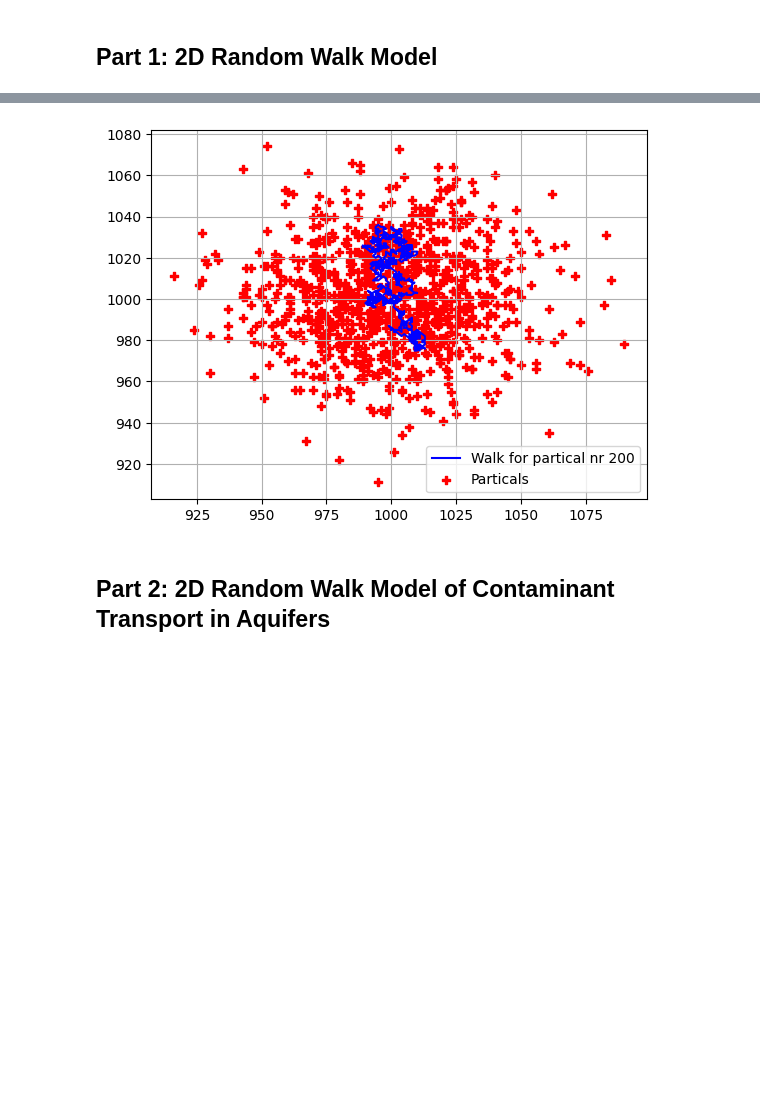
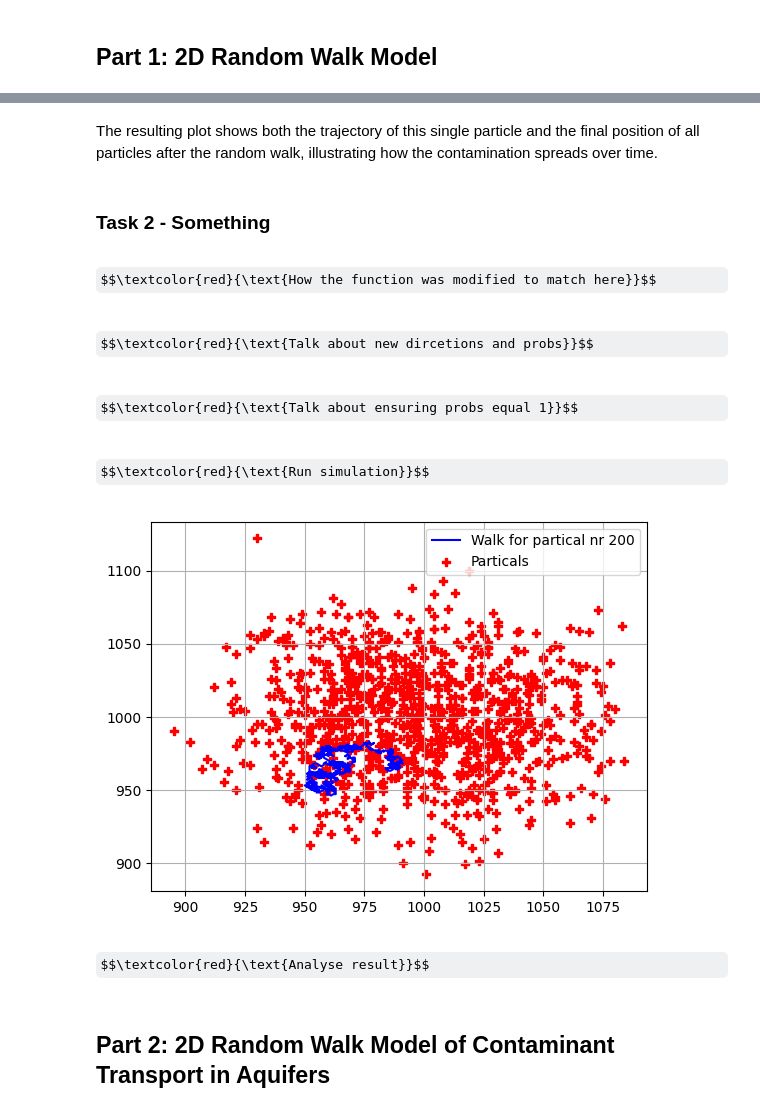
Before and after one commit to simengaasland/MOD510-Projects, a Jupyter notebook: Project 4/Project4_Report.ipynb, the cells around one changed output, grey strips where cells are left out. Saved outputs shown, nothing was run; the diff lists cells and outputs as text; code cells hidden in the pictures; some formulas as TeX source; blank space fills up the shorter version.

Commit message:
Completed Exercise 2 Part 1 Task 1

```diff
--- a/Project 4/Project4_Report.ipynb
+++ b/Project 4/Project4_Report.ipynb
@@ -630,10 +661,13 @@ def random_walk_2d_basic(n_steps, start_pos = (1000, 1000), bounds = (0, 2000)):
 # %%
-n_steps = 1000
 n_particles = 1000
 
-side = int(np.sqrt(n_particles))  # 31 x 31 ≈ 1000
-offset = side // 2
+side = int(np.ceil(np.sqrt(n_particles)))
+midpoint = side // 2
 
-start_pos = [(1000 + i - offset, 1000 + j - offset)
+spacing = 3
+
+grid_pos = [(1000 + (i - midpoint) * spacing,
+             1000 + (j - midpoint)* spacing)
              for i in range(side)
              for j in range(side)]
+start_pos = grid_pos[:n_particles]
@@ -640,12 +692,11 @@ start_pos = [(1000 + i - offset, 1000 + j - offset)
 # %%
+n_steps = 1000
+
 points = []
 paths = []
 
-n_steps = 1000
-n_particles = 1000
-
 for pos in start_pos:
-    x_path, y_path = random_walk_2d_basic(n_steps, pos)
+    x_path, y_path = random_walk_2d(n_steps, directions, pos)
     paths.append((x_path, y_path))
     points.append((x_path[-1], y_path[-1]))
 
@@ -723,0 +716,8 @@ def random_walk_2d_weighted(n_steps, start_pos = (1000, 1000), bounds = (0, 2000
+# %% [markdown]
+The resulting plot shows both the trajectory of this single particle and the final position of all particles after the random walk, illustrating how the contamination spreads over time.
+# %% [markdown]
+### Task 2 - Something
+# %% [markdown]
+$$\textcolor{red}{\text{How the function was modified to match here}}$$
+# %% [markdown]
+$$\textcolor{red}{\text{Talk about new dircetions and probs}}$$
@@ -723,0 +755,2 @@ def random_walk_2d_weighted(n_steps, start_pos = (1000, 1000), bounds = (0, 2000
+# %% [markdown]
+$$\textcolor{red}{\text{Talk about ensuring probs equal 1}}$$
@@ -724,28 +760,32 @@ def random_walk_2d_weighted(n_steps, start_pos = (1000, 1000), bounds = (0, 2000
+# %% [markdown]
+$$\textcolor{red}{\text{Run simulation}}$$
 # %%
 points = []
 paths = []
 
 n_steps = 1000
 n_particles = 1000
 
 for pos in start_pos:
-    x_path, y_path = random_walk_2d_weighted(n_steps, pos)
+    x_path, y_path = random_walk_2d(n_steps, directions, pos, probabilities = probabilities)
     paths.append((x_path, y_path))
     points.append((x_path[-1], y_path[-1]))
 
 x_coords, y_coords = zip(*points)
 
 #Path of partical 200
 x_200, y_200 = paths[200]
 
 #Plotting
 plt.plot(x_200, y_200, '-', color = 'blue', label = 'Walk for partical nr 200')
 plt.scatter(x_coords, y_coords, marker = 'P', color = 'red', label = 'Particals')
 plt.legend()
 plt.grid()
 plt.show()
 # %% [output]
-[figure, old version]
+[figure, new version]
+# %% [markdown]
+$$\textcolor{red}{\text{Analyse result}}$$
 # %% [markdown]
 ## Part 2: 2D Random Walk Model of Contaminant Transport in Aquifers
 # %% [markdown]
```
Also changed, not shown: parts of 25 cells of this notebook.
